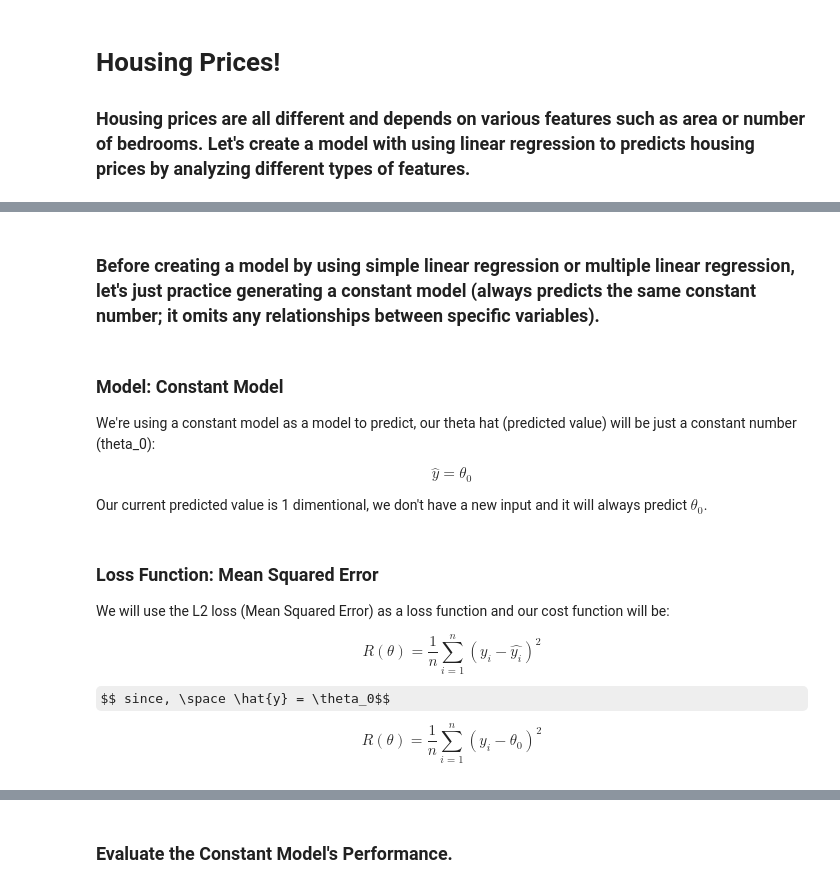
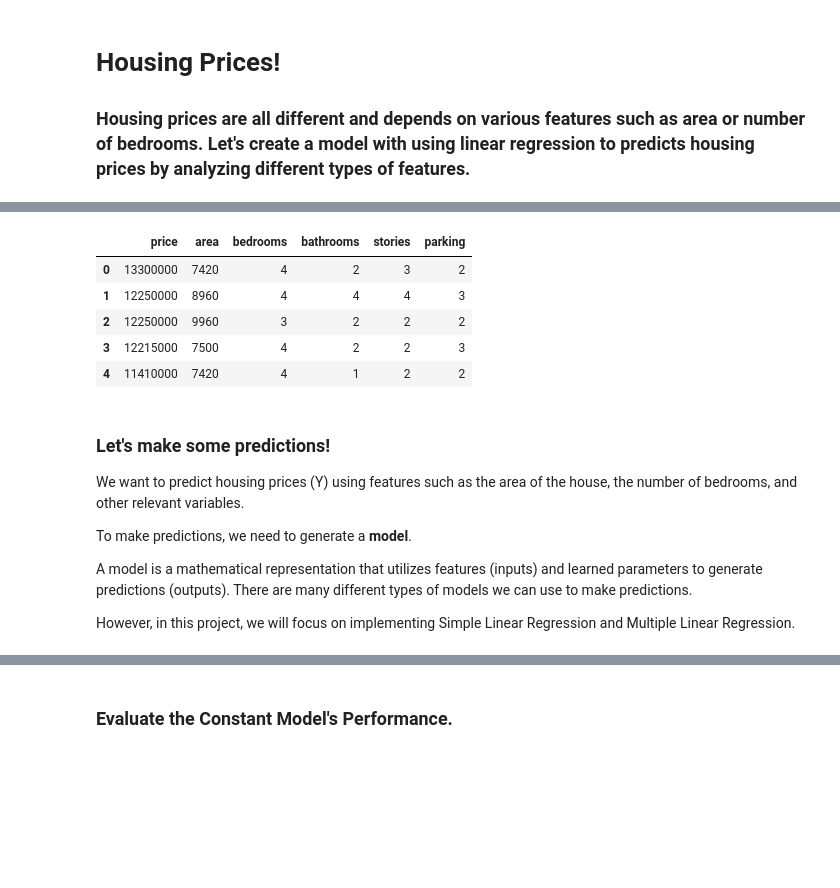
Before and after one commit to mkim2178/Modeling_Factory, a Jupyter notebook: analyze_housing/how_price_can_change.ipynb, the cells around one changed output, grey strips where cells are left out. Drawn from its saved outputs; the diff is of its cells as text; code cells hidden in the pictures; some formulas as TeX source; blank space fills up the shorter version.

```diff
--- a/analyze_housing/how_price_can_change.ipynb
+++ b/analyze_housing/how_price_can_change.ipynb
@@ -22,20 +27,20 @@ housing_price_area_story.head()
+# %%
+housing_simplified = housing[["price", "area", "bedrooms", "bathrooms", "stories", "parking"]]
+housing_simplified.head()
+# %% [output]
+|  | price | area | bedrooms | bathrooms | stories | parking |
+| 0 | 13300000 | 7420 | 4 | 2 | 3 | 2 |
+| 1 | 12250000 | 8960 | 4 | 4 | 4 | 3 |
+| 2 | 12250000 | 9960 | 3 | 2 | 2 | 2 |
+| 3 | 12215000 | 7500 | 4 | 2 | 2 | 3 |
+| 4 | 11410000 | 7420 | 4 | 1 | 2 | 2 |
 # %% [markdown]
-### Before creating a model by using simple linear regression or multiple linear regression, let's just practice generating a constant model (always predicts the same constant number; it omits any relationships between specific variables).
+### Let's make some predictions!
+
+We want to predict housing prices (Y) using features such as the area of the house, the number of bedrooms, and other relevant variables.
+
+To make predictions, we need to generate a **model**.
+
+A model is a mathematical representation that utilizes features (inputs) and learned parameters to generate predictions (outputs). There are many different types of models we can use to make predictions.
+
+However, in this project, we will focus on implementing Simple Linear Regression and Multiple Linear Regression.
-# %% [markdown]
-### Model: Constant Model
-
-We're using a constant model as a model to predict, our theta hat (predicted value) will be just a constant number (theta_0):
-
-$$ \hat{y} = \theta_0 $$
-
-Our current predicted value is 1 dimentional, we don't have a new input and it will always predict $\theta_0$.
-# %% [markdown]
-### Loss Function: Mean Squared Error
-
-We will use the L2 loss (Mean Squared Error) as a loss function and our cost function will be:
-
-$$ R(\theta) = \frac{1}{n}\sum_{i=1}^n(y_i - \hat{y_i})^2 $$
-
-$$ since, \space \hat{y} = \theta_0$$
-
-$$ R(\theta) = \frac{1}{n}\sum_{i=1}^n(y_i - \theta_0)^2 $$
```
Also changed, not shown: parts of 9 cells of this notebook.
